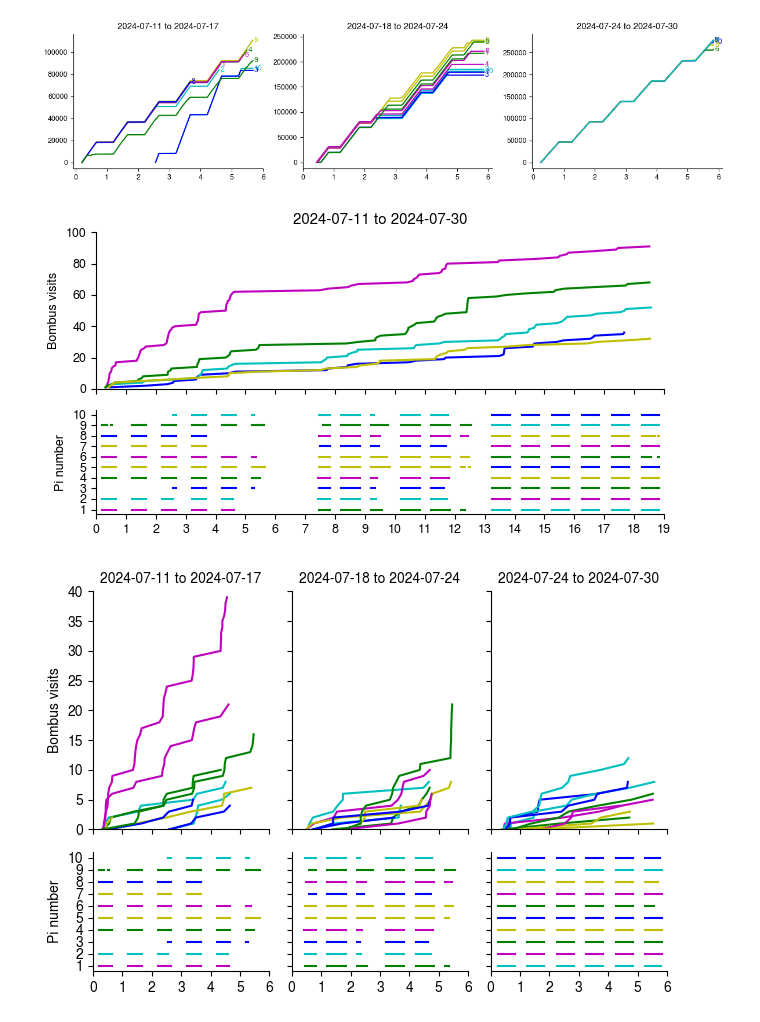
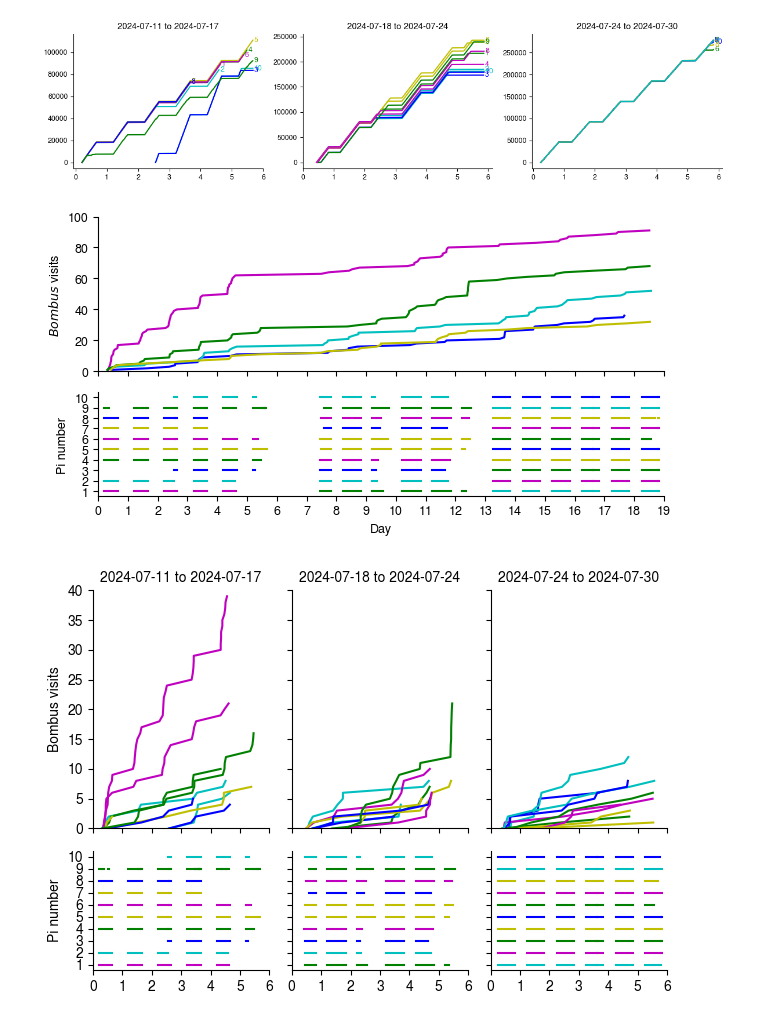
Before and after one commit to mparkergetz/bee_cam_data_processing, a Jupyter notebook: nb2_cumulative_img_counts.ipynb, the cells around one changed output. Cells and saved outputs as stored; diff of their text form; code cells hidden in the pictures.

```diff
--- a/nb2_cumulative_img_counts.ipynb
+++ b/nb2_cumulative_img_counts.ipynb
@@ -159,0 +161,31 @@ visit_durations
+# %%
+import numpy as np
+
+new_order = ['yel', 'blu', 'blv','grn', 'cnt']
+
+name_map = {
+    'cnt': 'Contrast + UV',
+    'blu': 'Blue',
+    'blv': 'Blue + UV',
+    'grn': 'Green',
+    'yel': 'Yellow'
+}
+
+fig, ax = plt.subplots(figsize=(3, 2))
+
+for i, color in enumerate(new_order):
+    group = visit_durations[visit_durations['color'] == color]
+    y = i + np.random.uniform(-0.3, 0.3, size=len(group))
+    ax.scatter(group['duration_adj'], y, edgecolor=color_map[color], facecolor='none', label=color, s=30, linewidths=1, alpha=1)
+    median = group['duration_adj'].median()
+    avg = group['duration_adj'].mean()
+    print(f'{color}: {median}, {avg}')
+    # ax.plot(median, i, marker='|', color='k', markersize=15)
+
+# ax.set_yticks(range(len(new_order)))
+# ax.set_yticklabels([name_map[color] for color in new_order])
+ax.set_yticks([])
+ax.set_yticklabels([])
+ax.set_xlabel('Seconds')
+plt.tight_layout()
+plt.savefig('figs/visit_duration_scatter.png', format='png', dpi=300)
@@ -337,38 +376,39 @@ for key, group in period_subset_visits.groupby('color'):
     color_key = key
     line_color = color_map.get(color_key, 'k')
     ax.plot(group['visit_start_days'], group['cumulative_count'], label=key, color=line_color)
 
-ax.set_title(f'{clover_start.date()} to {clover_end.date()}')
+# ax.set_title(f'{clover_start.date()} to {clover_end.date()}')
 ax.set_xticks(range(20))
 ax.set_xticklabels([])
 ax.set_xlim(0, 19)
 ax.set_ylim(0, 100)
-ax.set_ylabel('Bombus visits')
+
+ax.set_ylabel('$\it{Bombus}$ visits')
 
 ax = axes[1]
 
 period_subset = cam_ints[
     cam_ints['interval'].apply(lambda x: clover_start <= x.left and x.right <= clover_end)
 ]
 
 for _, row in period_subset.iterrows():
     ax.plot([(row['interval'].left - clover_start).total_seconds() / (24 * 3600),
              (row['interval'].right - clover_start).total_seconds() / (24 * 3600)],
             [row['pi'], row['pi']], color=color_map[row['color']])
 
 
 # ax.set_xticks(range(7))
 ax.set_xticklabels(range(20))
 ax.set_yticks(combined_df['pi'].unique())
 ax.set_yticklabels(combined_df['pi'].unique())
-
+ax.set_xlabel('Day')
 
 ax.set_ylabel('Pi number')
 
 plt.tight_layout()
-plt.show()
+plt.savefig('figs/visits_intervals.png', format='png', dpi=300 )
 # %% [output]
-[figure, old version]
+[figure, new version]
 # %%
 fig, axes = plt.subplots(2, 3, figsize=(6.5, 4.5), gridspec_kw={'height_ratios': [2, 1]}, sharex=True)
 
```
Also changed, not shown: parts of 6 cells of this notebook, 3 other files.
